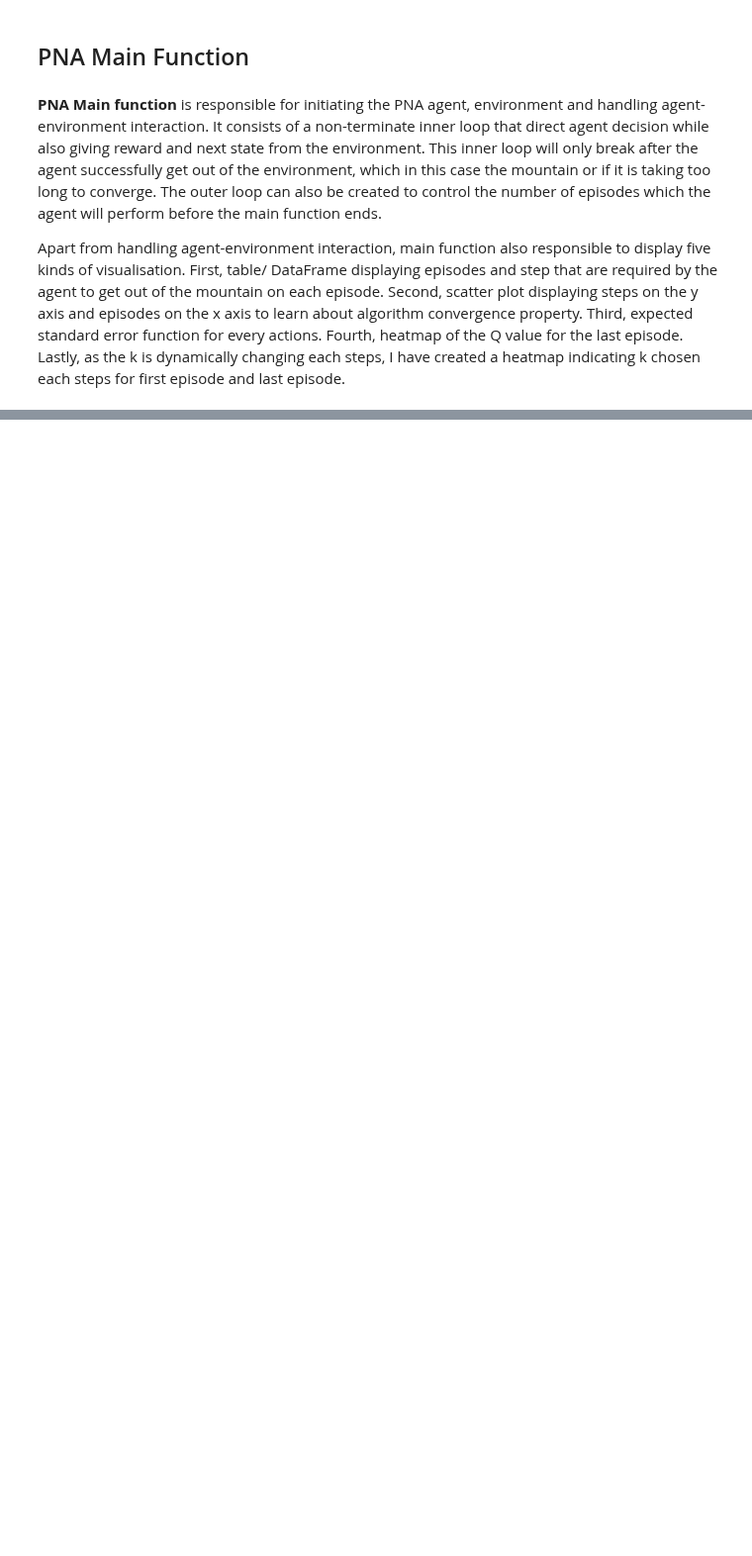
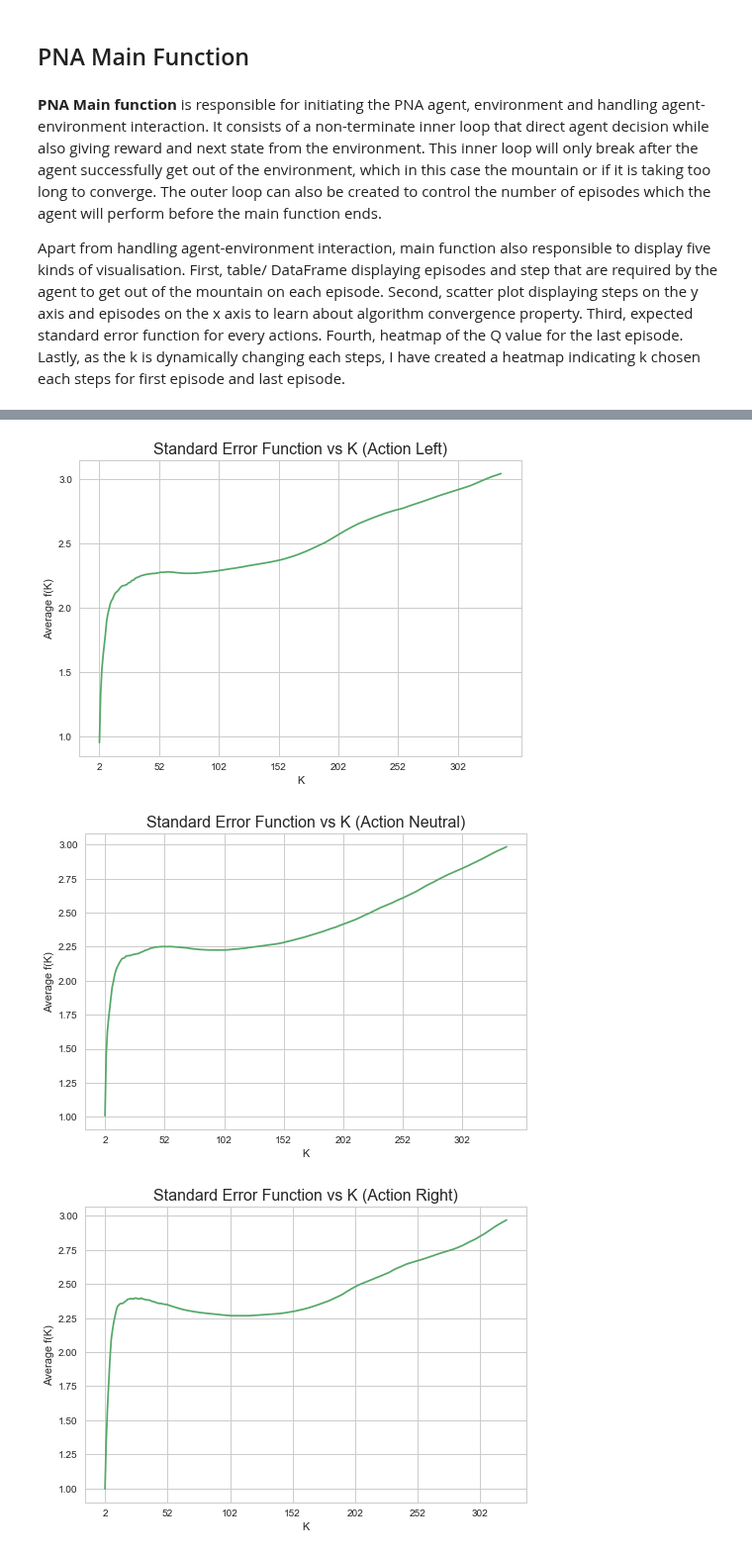
Before and after one commit to maleakhiw/Pessimistic-Neighbourhood-Aggregation-for-States-in-Reinforcement-Learning, a Jupyter notebook: PNA.ipynb, the cells around one changed output, grey strips where cells are left out. Shown at 99% size. Cells and saved outputs as stored; diff of their text form; code cells hidden in the pictures; blank space fills up the shorter version.

```diff
--- a/PNA.ipynb
+++ b/PNA.ipynb
@@ -942,40 +970,44 @@ for elem in agent.var_function_right:
 y = average_var_left
 x = np.arange(2, len(y)+2)
 
-plt.plot(x, y, color="aquamarine")
+plt.plot(x, y, color="#55A868")
 plt.title("Standard Error Function vs K (Action Left)", fontsize=16)
 plt.xlabel("K")
 plt.ylabel("Average f(K)")
 plt.xticks(np.arange(2, len(y) + 2, 50))
 
 plt.show()
 
 # Make a scatter plot
 # Neutral
 y = average_var_neutral
 x = np.arange(2, len(y)+2)
 
-plt.plot(x, y, color="aquamarine")
+plt.plot(x, y, color="#55A868")
 plt.title("Standard Error Function vs K (Action Neutral)", fontsize=16)
 plt.xlabel("K")
 plt.ylabel("Average f(K)")
 plt.xticks(np.arange(2, len(y) + 2, 50))
 
 plt.show()
 
 
 # Make a scatter plot
 # Right
 y = average_var_right
 x = np.arange(2, len(y)+2)
 
-plt.plot(x, y, color="aquamarine")
+plt.plot(x, y, color="#55A868")
 plt.title("Standard Error Function vs K (Action Right)", fontsize=16)
 plt.xlabel("K")
 plt.ylabel("Average f(K)")
 plt.xticks(np.arange(2, len(y) + 2, 50))
 
 plt.show()
+# %% [output]
+[figure, added]
+[figure, added]
+[figure, added]
 # %%
 # Create heatmap for Q values
 data = pd.DataFrame()
```
Also changed, not shown: parts of 12 cells of this notebook, 1 other file.
